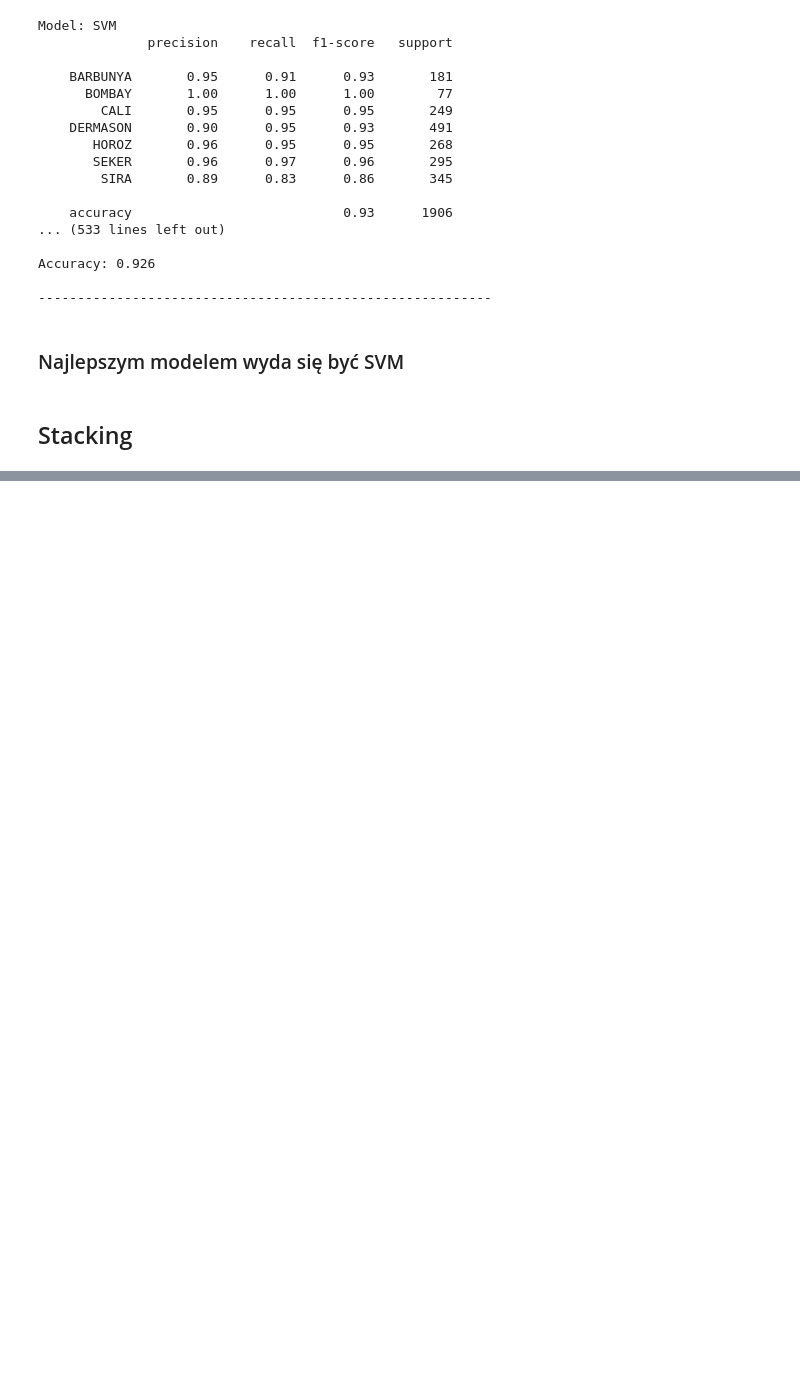
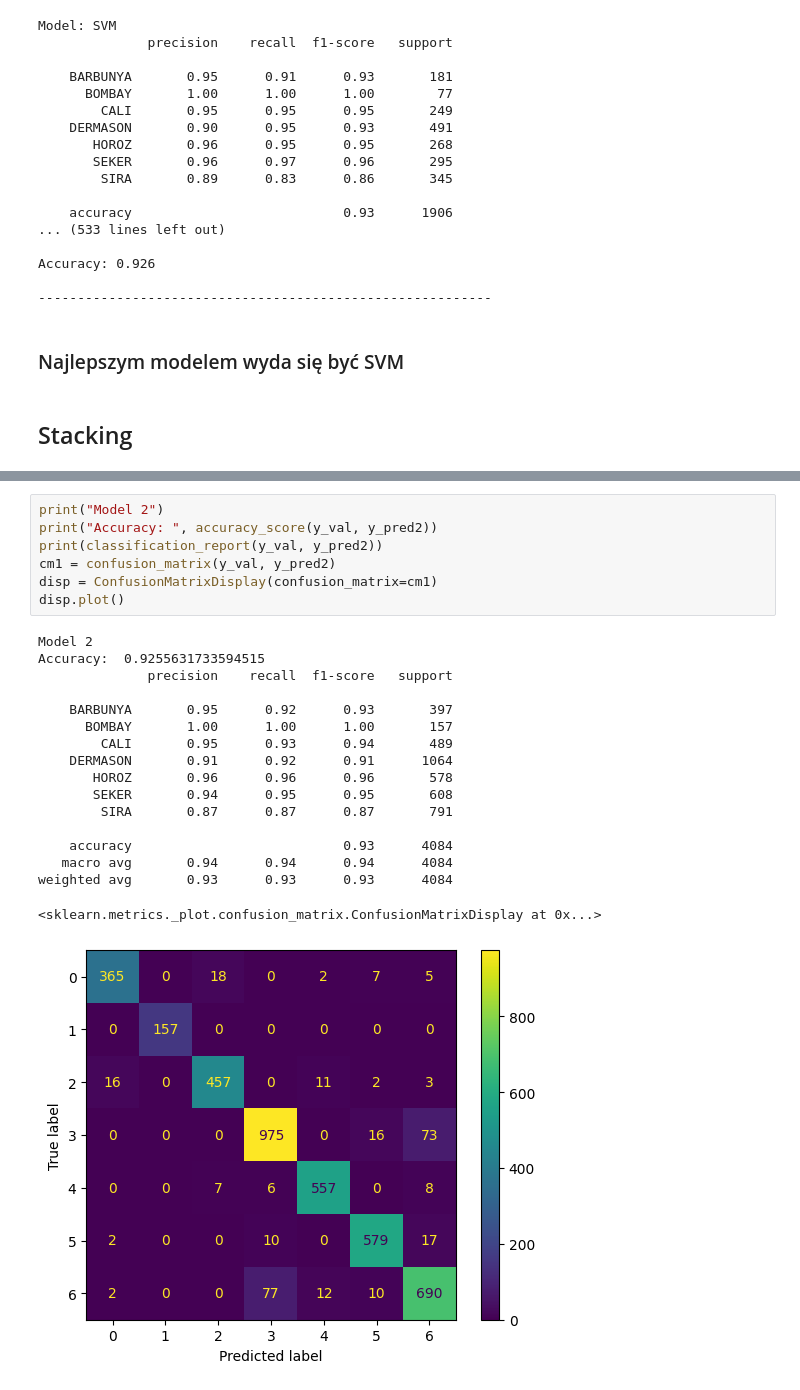
Before and after one commit to tomaszzywicki/Dry-Bean-Classification, a Jupyter notebook: notebooks/final.ipynb, the cells around one changed output, grey strips where cells are left out. Drawn from its saved outputs; the diff is of its cells as text; blank space fills up the shorter version.

```diff
--- a/notebooks/final.ipynb
+++ b/notebooks/final.ipynb
@@ -490,0 +629,25 @@ weighted avg       0.93      0.93      0.93      1906
+# %%
+print("Model 2")
+print("Accuracy: ", accuracy_score(y_val, y_pred2))
+print(classification_report(y_val, y_pred2))
+cm1 = confusion_matrix(y_val, y_pred2)
+disp = ConfusionMatrixDisplay(confusion_matrix=cm1)
+disp.plot()
+# %% [output]
+Model 2
+Accuracy:  0.9255631733594515
+              precision    recall  f1-score   support
+
+    BARBUNYA       0.95      0.92      0.93       397
+      BOMBAY       1.00      1.00      1.00       157
+        CALI       0.95      0.93      0.94       489
+    DERMASON       0.91      0.92      0.91      1064
+       HOROZ       0.96      0.96      0.96       578
+       SEKER       0.94      0.95      0.95       608
+        SIRA       0.87      0.87      0.87       791
+
+    accuracy                           0.93      4084
+   macro avg       0.94      0.94      0.94      4084
+weighted avg       0.93      0.93      0.93      4084
+<sklearn.metrics._plot.confusion_matrix.ConfusionMatrixDisplay at 0x...>
+[figure, added]
```
Also changed, not shown: parts of 11 cells of this notebook.
